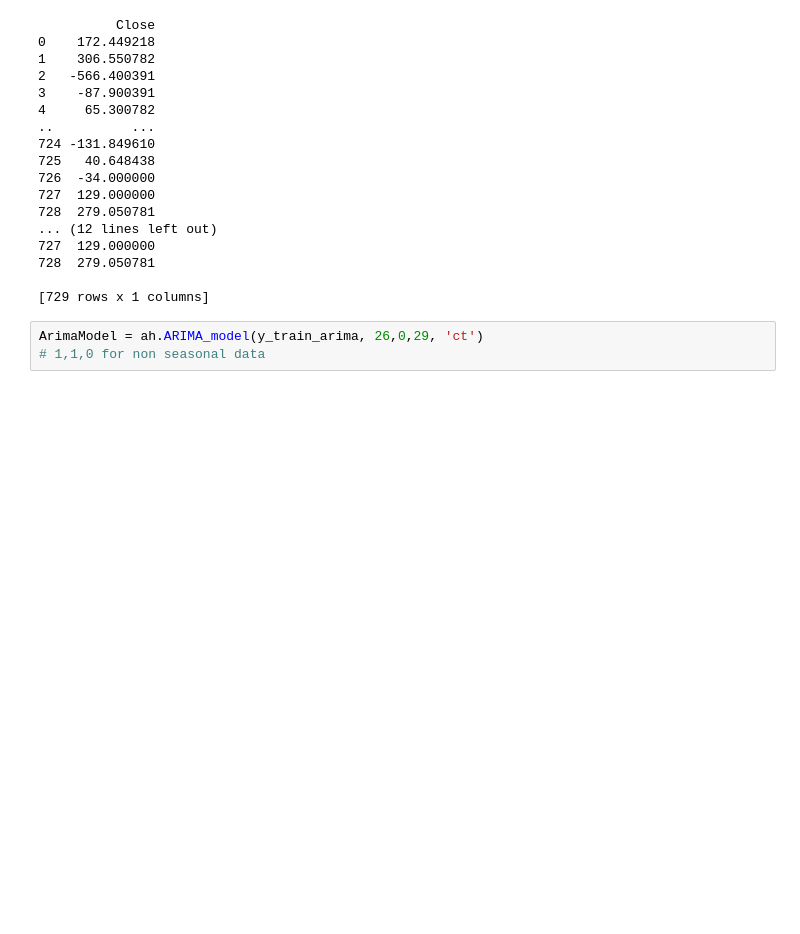
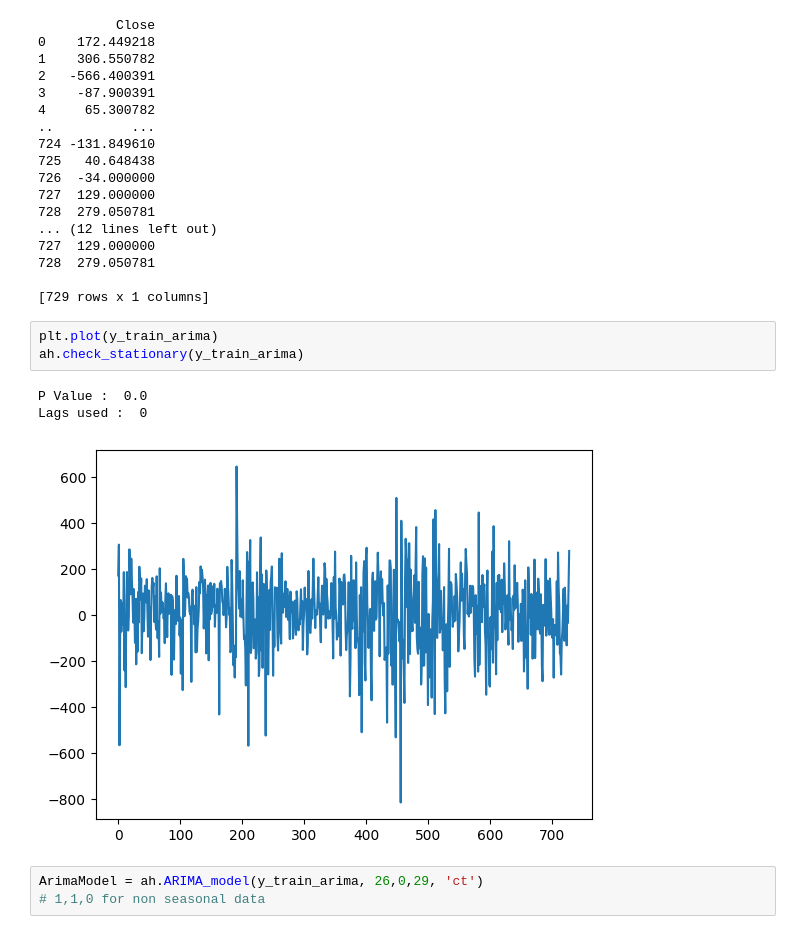
Before and after one commit to farzigulzar/Investment-Predictions, a Jupyter notebook: finance_model_post_pandemic.ipynb, the cells around one changed output. Cells and saved outputs as stored; diff of their text form; blank space fills up the shorter version.

```diff
--- a/finance_model_post_pandemic.ipynb
+++ b/finance_model_post_pandemic.ipynb
@@ -181,6 +181,13 @@ print(y_train_arima)
 728  279.050781
 
 [729 rows x 1 columns]
+# %%
+plt.plot(y_train_arima)
+ah.check_stationary(y_train_arima)
+# %% [output]
+P Value :  0.0
+Lags used :  0
+[figure, added]
 # %%
 ArimaModel = ah.ARIMA_model(y_train_arima, 26,0,29, 'ct')
 # 1,1,0 for non seasonal data
```
Also changed, not shown: parts of 1 cell of this notebook, 1 other file.
